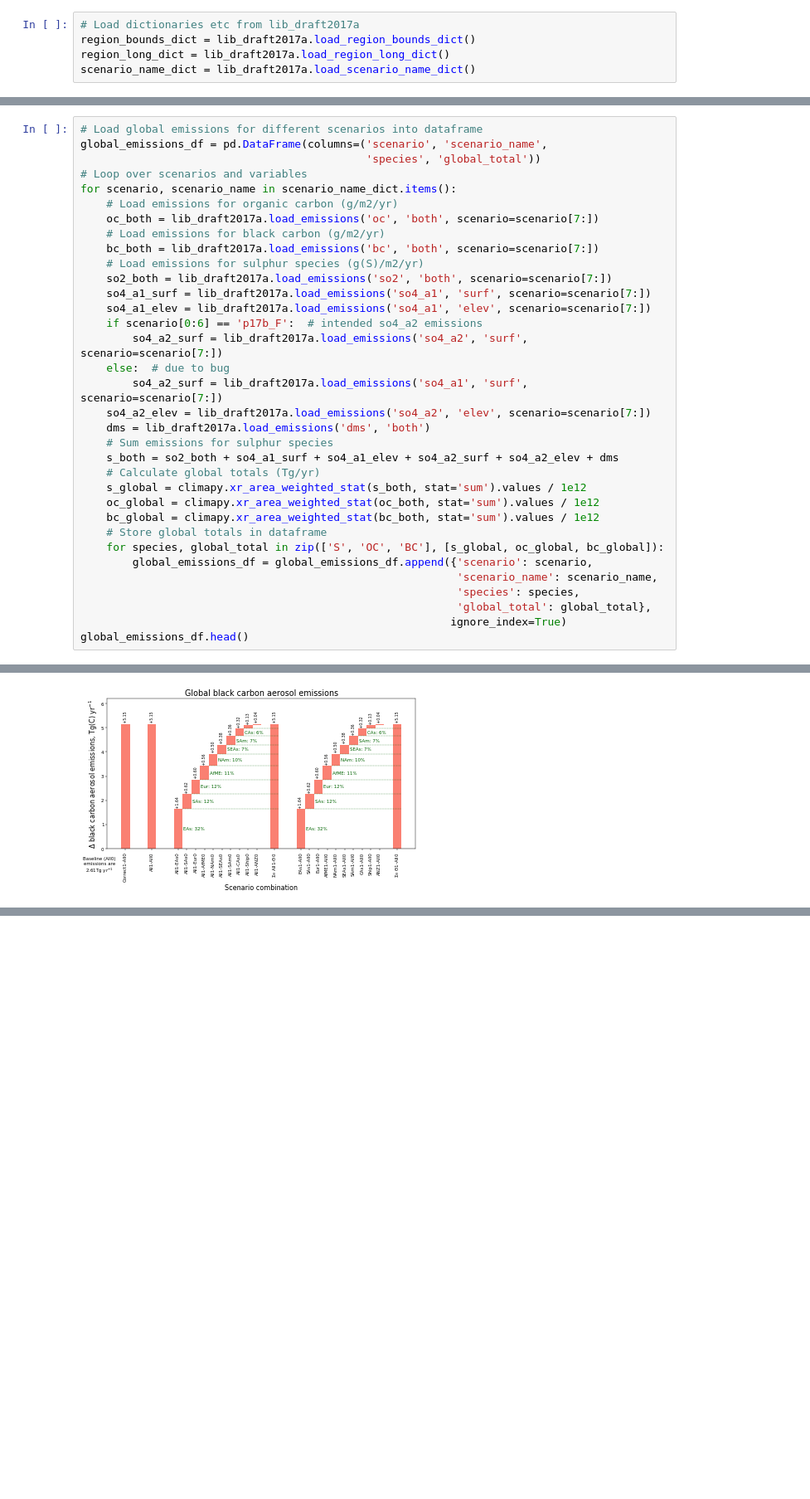
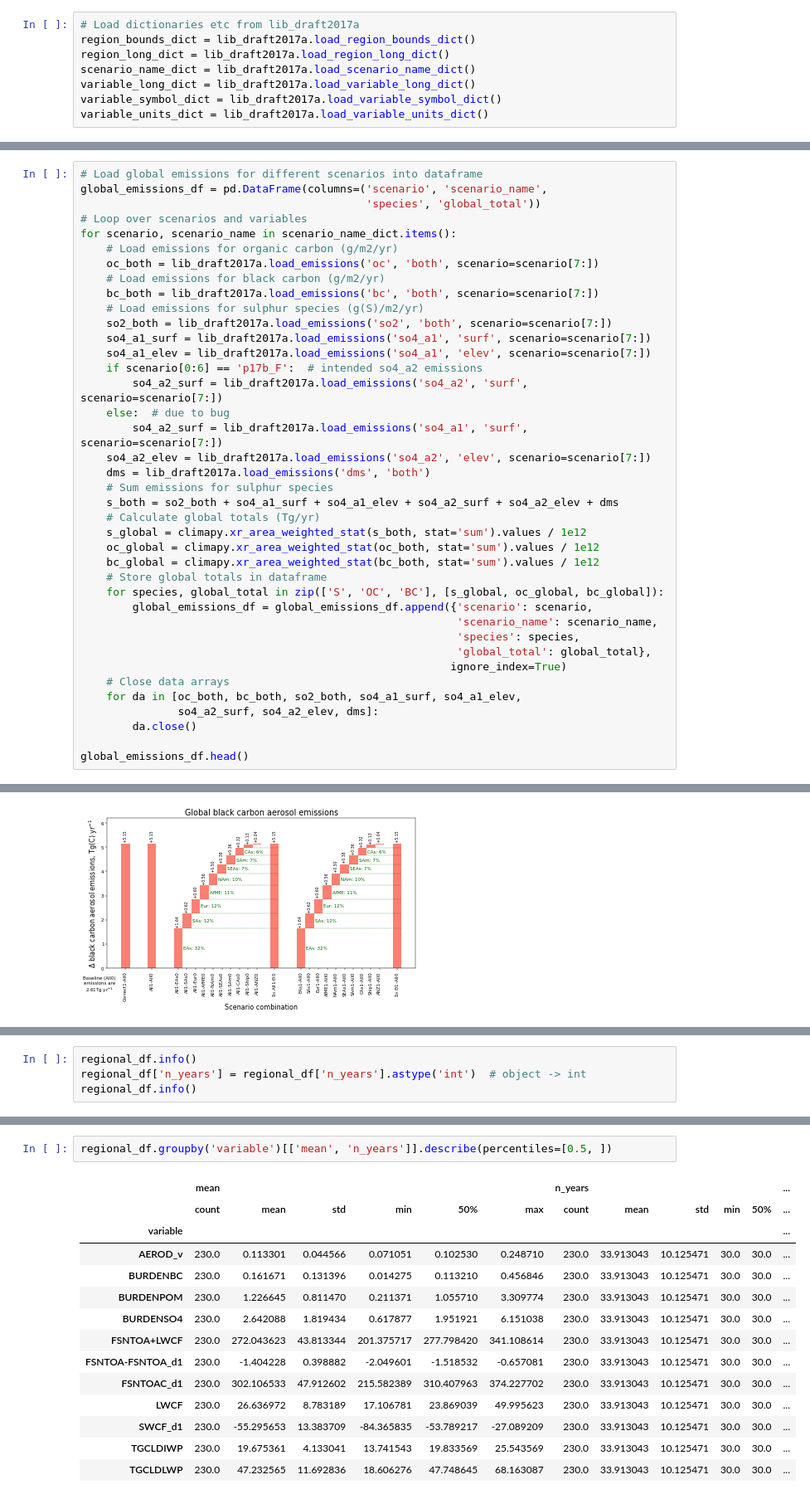
Before and after one commit to grandey/draft2017a-region-rfp, a Jupyter notebook: figures_draft2017a.ipynb, the cells around one changed output, grey strips where cells are left out. Shown: that part at 83% size. Cells and saved outputs as stored; diff of their text form; blank space fills up the shorter version.

Commit message:
figures_draft2017a.ipynb: load model output and calculate statistics
lib_draft2017a.py: apply scale factor in load_output().

```diff
--- a/figures_draft2017a.ipynb
+++ b/figures_draft2017a.ipynb
@@ -48,6 +50,9 @@ lib_draft2017a.py is using {'climapy': '0.1.0+b35937c', 'pandas': '0.21.0', 'xar
 region_bounds_dict = lib_draft2017a.load_region_bounds_dict()
 region_long_dict = lib_draft2017a.load_region_long_dict()
 scenario_name_dict = lib_draft2017a.load_scenario_name_dict()
+variable_long_dict = lib_draft2017a.load_variable_long_dict()
+variable_symbol_dict = lib_draft2017a.load_variable_symbol_dict()
+variable_units_dict = lib_draft2017a.load_variable_units_dict()
 # %%
 # Initialise counters to keep track of figure numbers
 figure_counter = 1  # main manuscript
@@ -153,6 +158,11 @@ for scenario, scenario_name in scenario_name_dict.items():
                                                           'species': species,
                                                           'global_total': global_total},
                                                          ignore_index=True)
+    # Close data arrays
+    for da in [oc_both, bc_both, so2_both, so4_a1_surf, so4_a1_elev,
+               so4_a2_surf, so4_a2_elev, dms]:
+        da.close()
+
 global_emissions_df.head()
 # %% [output]
 |  | scenario | scenario_name | species | global_total |
@@ -378,0 +445,4 @@ Written local/fS03.pdf
+# %%
+regional_df.info()
+regional_df['n_years'] = regional_df['n_years'].astype('int')  # object -> int
+regional_df.info()
@@ -378,0 +476,17 @@ Written local/fS03.pdf
+# %%
+regional_df.groupby('variable')[['mean', 'n_years']].describe(percentiles=[0.5, ])
+# %% [output]
+|  | mean |  |  |  |  |  | n_years |  |  |  |  | ... |
+|  | count | mean | std | min | 50% | max | count | mean | std | min | 50% | ... |
+| variable |  |  |  |  |  |  |  |  |  |  |  | ... |
+| AEROD_v | 230.0 | 0.113301 | 0.044566 | 0.071051 | 0.102530 | 0.248710 | 230.0 | 33.913043 | 10.125471 | 30.0 | 30.0 | ... |
+| BURDENBC | 230.0 | 0.161671 | 0.131396 | 0.014275 | 0.113210 | 0.456846 | 230.0 | 33.913043 | 10.125471 | 30.0 | 30.0 | ... |
+| BURDENPOM | 230.0 | 1.226645 | 0.811470 | 0.211371 | 1.055710 | 3.309774 | 230.0 | 33.913043 | 10.125471 | 30.0 | 30.0 | ... |
+| BURDENSO4 | 230.0 | 2.642088 | 1.819434 | 0.617877 | 1.951921 | 6.151038 | 230.0 | 33.913043 | 10.125471 | 30.0 | 30.0 | ... |
+| FSNTOA+LWCF | 230.0 | 272.043623 | 43.813344 | 201.375717 | 277.798420 | 341.108614 | 230.0 | 33.913043 | 10.125471 | 30.0 | 30.0 | ... |
+| FSNTOA-FSNTOA_d1 | 230.0 | -1.404228 | 0.398882 | -2.049601 | -1.518532 | -0.657081 | 230.0 | 33.913043 | 10.125471 | 30.0 | 30.0 | ... |
+| FSNTOAC_d1 | 230.0 | 302.106533 | 47.912602 | 215.582389 | 310.407963 | 374.227702 | 230.0 | 33.913043 | 10.125471 | 30.0 | 30.0 | ... |
+| LWCF | 230.0 | 26.636972 | 8.783189 | 17.106781 | 23.869039 | 49.995623 | 230.0 | 33.913043 | 10.125471 | 30.0 | 30.0 | ... |
+| SWCF_d1 | 230.0 | -55.295653 | 13.383709 | -84.365835 | -53.789217 | -27.089209 | 230.0 | 33.913043 | 10.125471 | 30.0 | 30.0 | ... |
+| TGCLDIWP | 230.0 | 19.675361 | 4.133041 | 13.741543 | 19.833569 | 25.543569 | 230.0 | 33.913043 | 10.125471 | 30.0 | 30.0 | ... |
+| TGCLDLWP | 230.0 | 47.232565 | 11.692836 | 18.606276 | 47.748645 | 68.163087 | 230.0 | 33.913043 | 10.125471 | 30.0 | 30.0 | ... |
```
Also changed, not shown: parts of 11 cells of this notebook, 1 other file.
